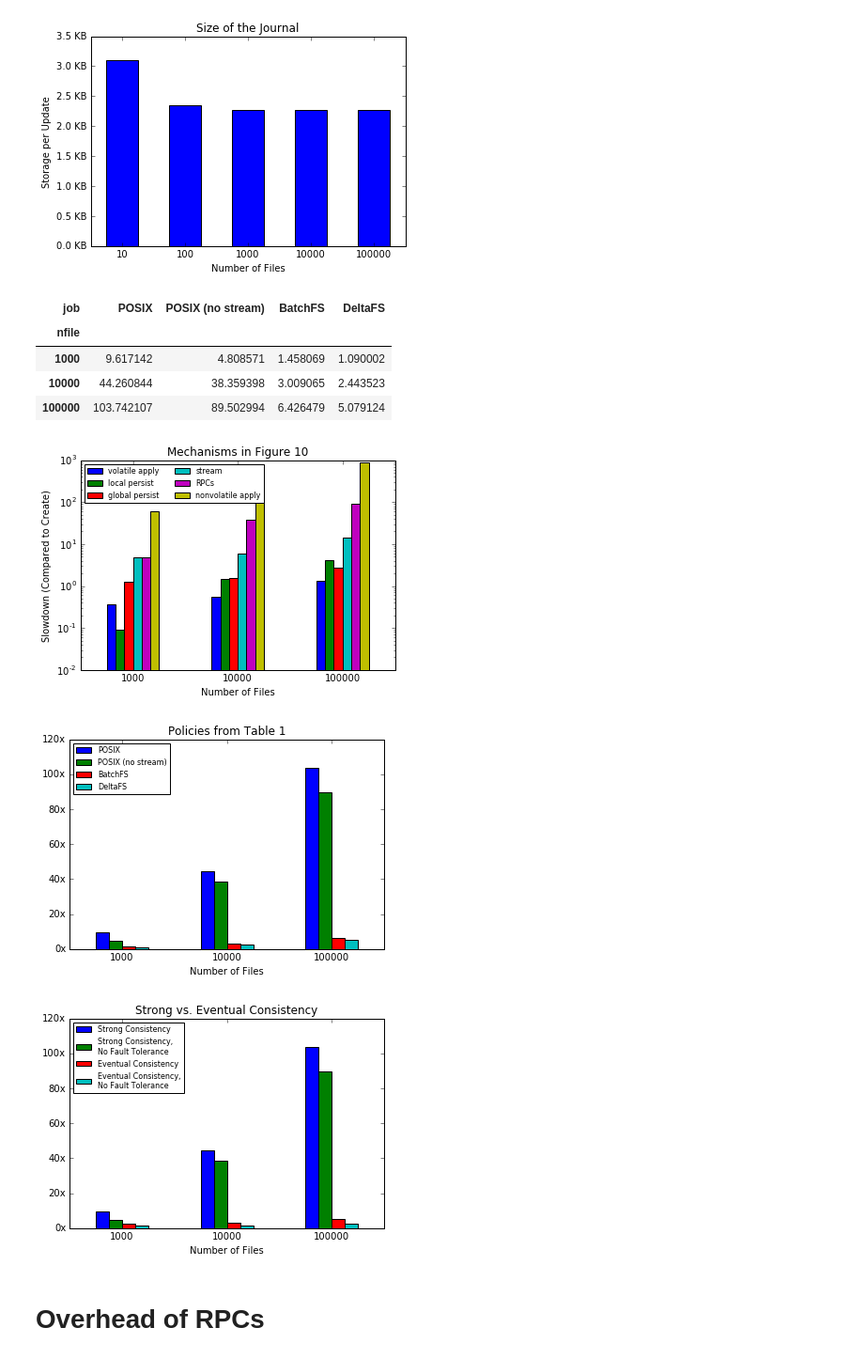
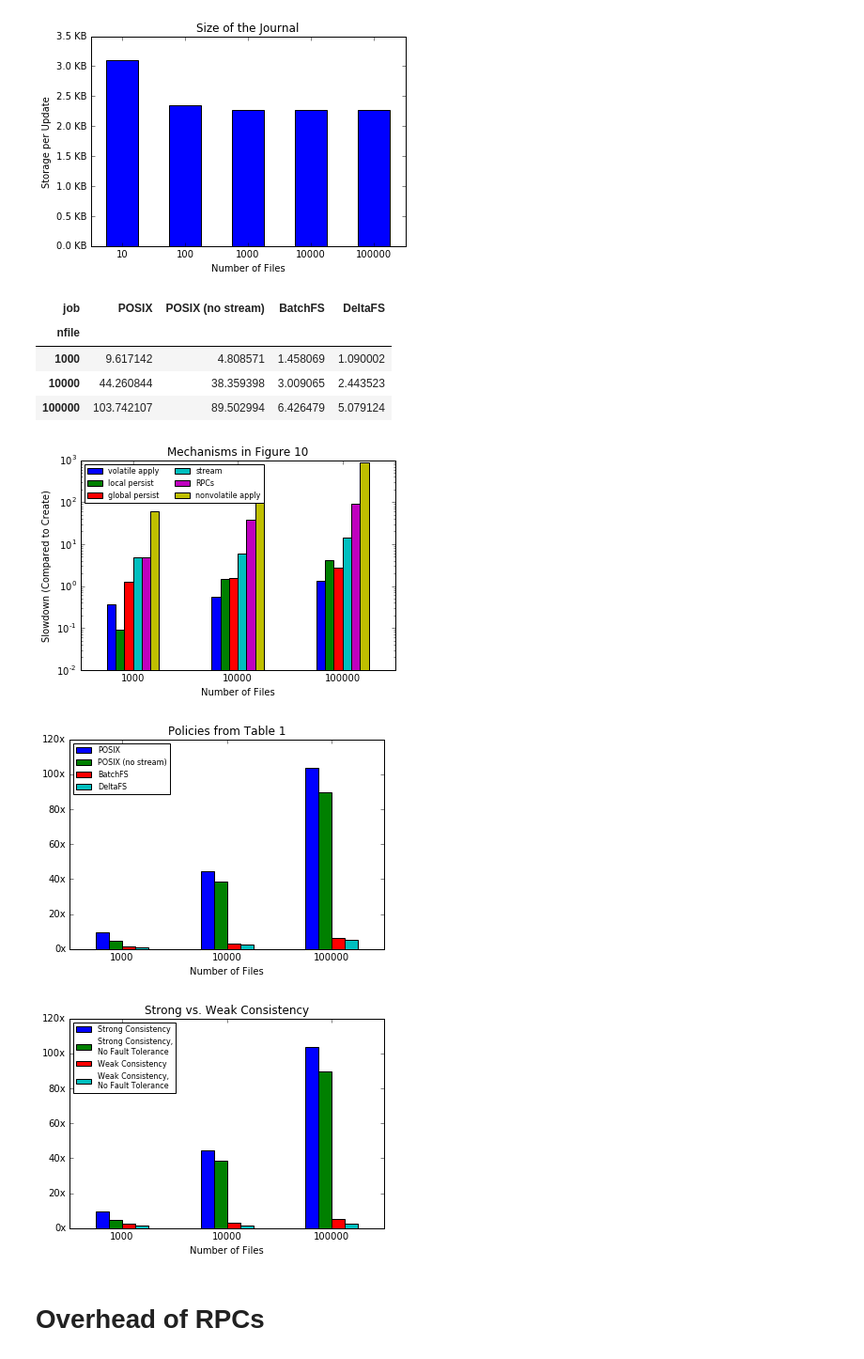
Before and after one commit to michaelsevilla/anonymous-popper, a Jupyter notebook: viz-decoupled.ipynb, the cells around one changed output. Shown at 94% size. Cells and saved outputs as stored; diff of their text form; code cells hidden in the pictures.

Commit message:
paper: noah's intro comments and new figure 1
Signed-off-by: Michael Sevilla <mikesevilla3@gmail.com>

```diff
--- a/viz-decoupled.ipynb
+++ b/viz-decoupled.ipynb
@@ -208,40 +208,40 @@ fair = df
 fair['RPCs+stream'] = df['RPCs'] + df['stream']
 fair['create+persist+v.apply'] = creates + df['persist'] + df['v.apply']
 fair['create+v.apply'] = creates + df['v.apply']
 fair['RPCs'] = df['RPCs']
 
 # normalize and graph
 fair = fair[:].div(creates, axis=0)
 fair['Strong Consistency'] = fair['RPCs+stream']
-fair['Eventual Consistency'] = fair['create+persist+v.apply']
+fair['Weak Consistency'] = fair['create+persist+v.apply']
 fair['Strong Consistency,\nNo Fault Tolerance'] = fair['RPCs']
-fair['Eventual Consistency,\nNo Fault Tolerance'] = fair['create+v.apply']
+fair['Weak Consistency,\nNo Fault Tolerance'] = fair['create+v.apply']
 
 fair = fair[['Strong Consistency',
               'Strong Consistency,\nNo Fault Tolerance',
-              'Eventual Consistency',
-              'Eventual Consistency,\nNo Fault Tolerance',
+              'Weak Consistency',
+              'Weak Consistency,\nNo Fault Tolerance',
              ]]
 fair.plot.bar(ax=ax)
-ax.set_title("Strong vs. Eventual Consistency")
+ax.set_title("Strong vs. Weak Consistency")
 ax.set_ylim(0)
 ax.legend(fontsize=8, loc='upper left')
 ax.set_ylim(0, 120)
 ax.set_xticklabels(files, rotation=0)
 ax.set_xlabel("Number of Files")
 ax.yaxis.set_major_formatter(FormatStrFormatter('%.0fx'))
-fig.savefig('paper/graphs/slowdown-strong-v-eventual.png', dpi=400)
+fig.savefig('paper/graphs/slowdown-strong-v-weak.png', dpi=400)
 
 policies
 # %% [output]
 | job | POSIX | POSIX (no stream) | BatchFS | DeltaFS |
 | nfile |  |  |  |  |
 | 1000 | 9.617142 | 4.808571 | 1.458069 | 1.090002 |
 | 10000 | 44.260844 | 38.359398 | 3.009065 | 2.443523 |
 | 100000 | 103.742107 | 89.502994 | 6.426479 | 5.079124 |
 [figure]
 [figure]
-[figure, old version]
+[figure, new version]
 # %% [markdown]
 # Overhead of RPCs
 # %%
```
Also changed, not shown: parts of 2 cells of this notebook, 9 other files.
